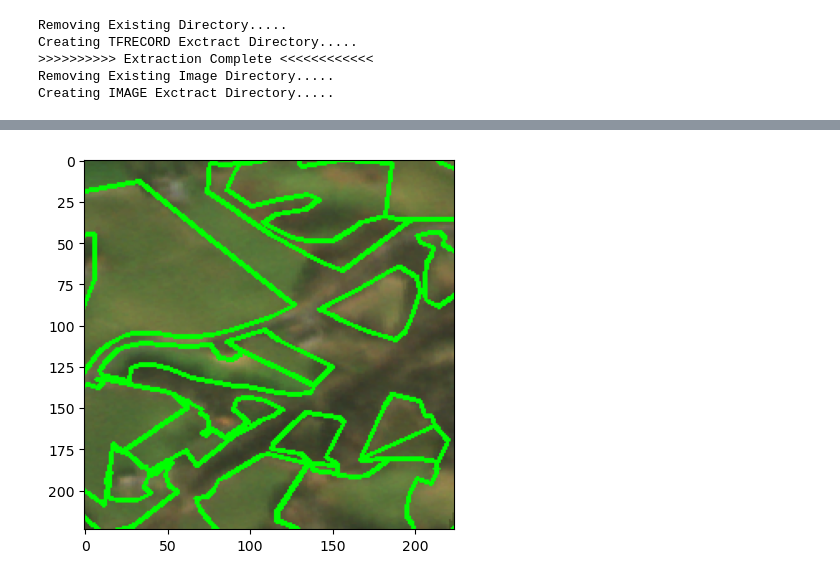
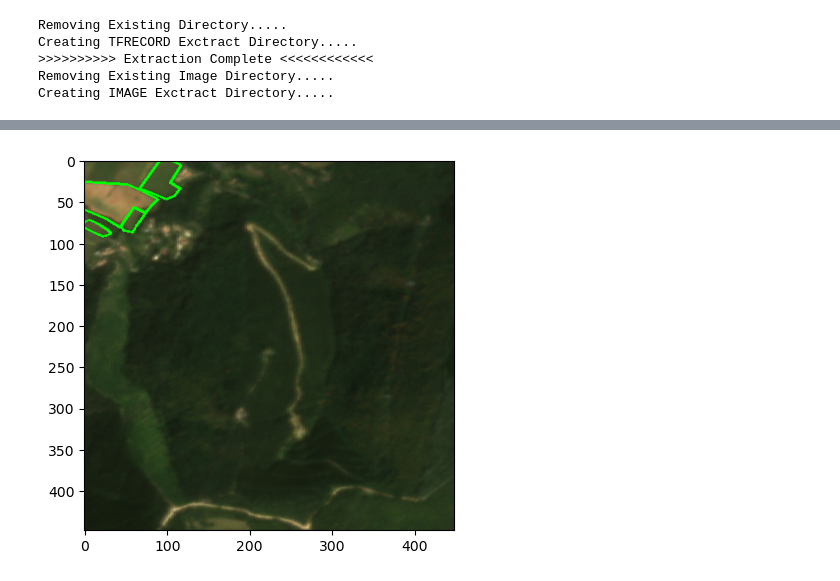
Before and after one commit to kerner-lab/slice, a Jupyter notebook: data/data.ipynb, the cells around one changed output, grey strips where cells are left out. Cells and saved outputs as stored; diff of their text form; code cells hidden in the pictures.

Commit message:
Data processing pipeline for all countries (#6)
Data script for processing France and Kenya

```diff
--- a/data/data.ipynb
+++ b/data/data.ipynb
@@ -52 +59,20 @@ sampled.plot()
+# %%
+import os
+from shapely.geometry import Polygon, MultiPolygon
+aois = sorted(os.listdir('./rwanda/aois'))
+labels = sorted(os.listdir('./rwanda/labels'))
+
+dfl = []
+for idx in range(len(aois)):
+    data5 = gpd.read_file('./rwanda/labels/' + labels[idx])
+    if len(data5) == 0:
+        continue
+    for polygon in data5.geometry.tolist():
+        df2 = {
+            'ID_PARCEL':  data5.iloc[0]['aoi_id'],
+            'geometry': MultiPolygon([polygon]),
+        }
+        dfl.append(df2)
+
+dfl = gpd.GeoDataFrame.from_dict(dfl)
 # %%
@@ -87,7 +120,7 @@ for i in gz_files:
 
 print(">>>>>>>>>> Extraction Complete <<<<<<<<<<<<")
 
-img_out_path = BASE_DIR + "images/"
+img_out_path = BASE_DIR + "all_dataset/"
 if os.path.exists(img_out_path):
     print("Removing Existing Image Directory.....")
     shutil.rmtree(img_out_path)
@@ -149,7 +182,7 @@ for tf_file in tf_files:
         for satellite_feature in satellite_features:
             feature = (ex.features.feature[satellite_feature].float_list.value)
             feature = np.array(feature)
-            feature = feature.reshape((224, 224, 1))
+            feature = feature.reshape((448, 448, 1))
             # feature = np.flip(feature, axis=0)
             features.append(feature)
 
@@ -159,12 +192,12 @@ for tf_file in tf_files:
         image = image/2188
 
         # Save the image
-        image_name = img_out_path + str(idx) + ".png"
+        image_name = img_out_path + f"{idx:04d}" + ".png"
 
         cv2.imwrite(image_name, image*255)
 
         # Save the geo data
-        df.loc[idx, 'parcel_id'] = str(idx)
+        df.loc[idx, 'parcel_id'] = f"{idx:04d}"
         df.loc[idx, 'geometry'] = geometry
 
         idx += 1
@@ -306,12 +375,12 @@ def draw(img, data_in_dfx, dfx):
     plt.imshow(img)
     # data_in_dfx.plot()
 # %%
-idx = 2354
+idx = 6794
 dfx = df.iloc[idx]
 data_in_dfx = gpd.read_file(img_out_path + str(idx) + ".geojson")
 
 img = cv2.imread(img_out_path + str(idx) + ".png")
 
 draw(img, data_in_dfx, dfx)
 # %% [output]
-[figure, old version]
+[figure, new version]
```
Also changed, not shown: parts of 12 cells of this notebook, 1 other file.
